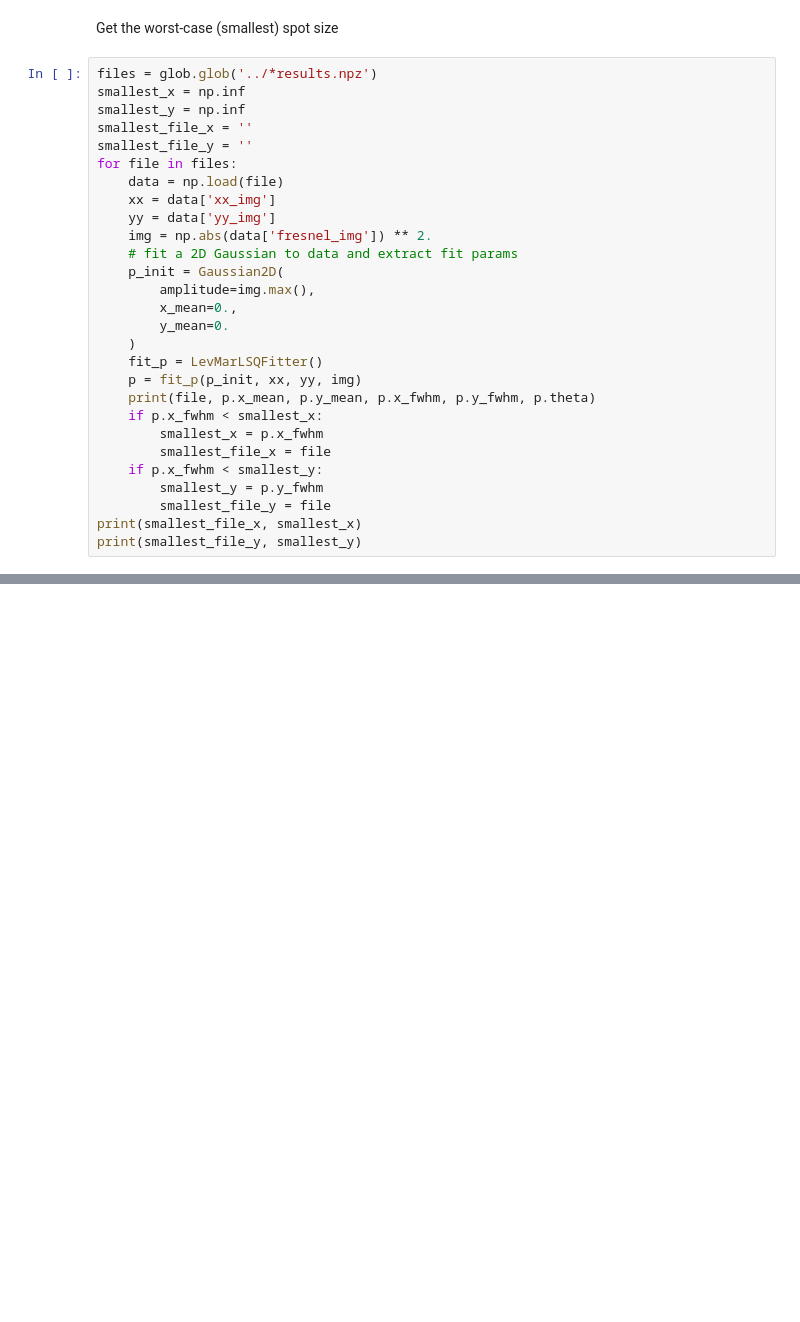
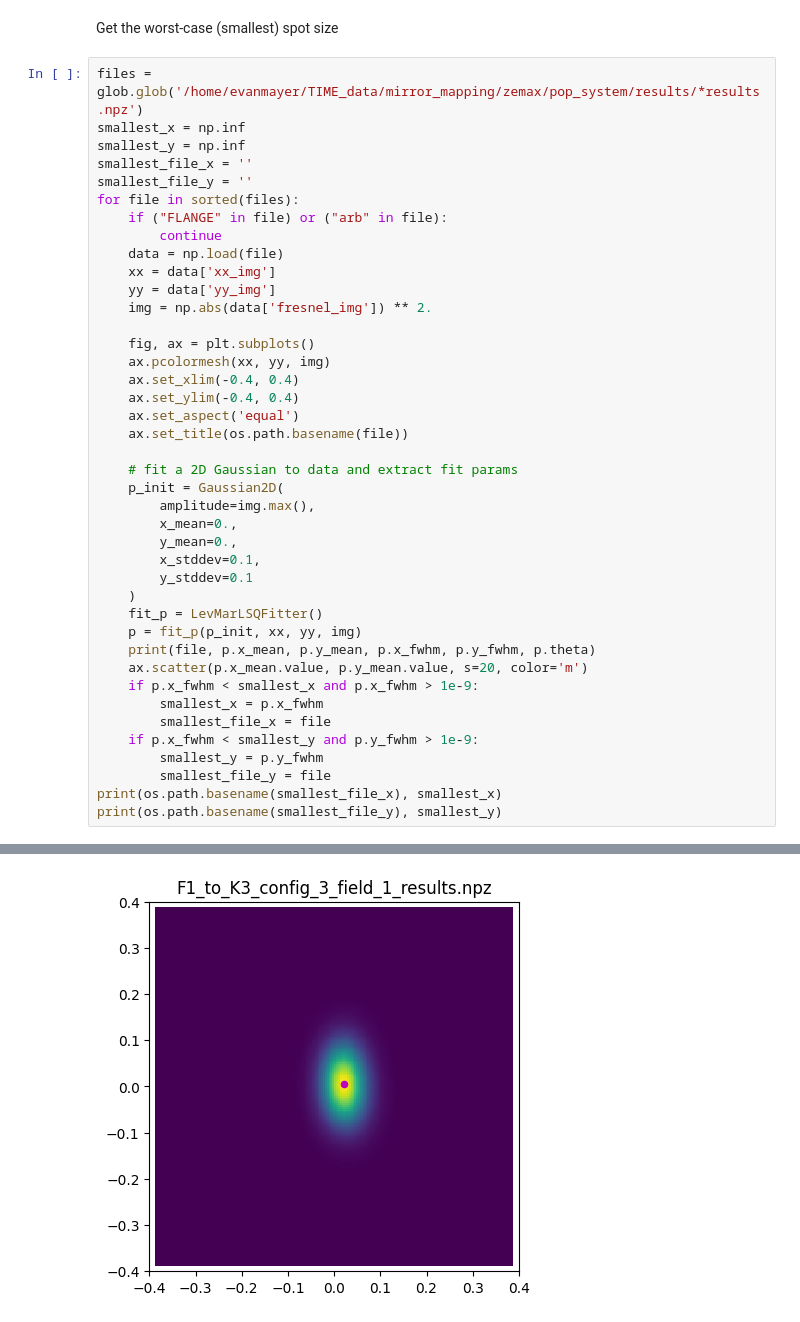
Before and after one commit to evanmayer/hotspot, a Jupyter notebook: verification/fresnel_zemax/post_process.ipynb, the cells around one changed output, grey strips where cells are left out. Cells and saved outputs as stored; diff of their text form; blank space fills up the shorter version.

```diff
--- a/verification/fresnel_zemax/post_process.ipynb
+++ b/verification/fresnel_zemax/post_process.ipynb
@@ -7,31 +9,44 @@ from astropy.modeling.fitting import LevMarLSQFitter
 # %% [markdown]
 Get the worst-case (smallest) spot size
 # %%
-files = glob.glob('../*results.npz')
+files = glob.glob('/home/evanmayer/TIME_data/mirror_mapping/zemax/pop_system/results/*results.npz')
 smallest_x = np.inf
 smallest_y = np.inf
 smallest_file_x = ''
 smallest_file_y = ''
-for file in files:
+for file in sorted(files):
+    if ("FLANGE" in file) or ("arb" in file):
+        continue
     data = np.load(file)
     xx = data['xx_img']
     yy = data['yy_img']
     img = np.abs(data['fresnel_img']) ** 2.
+
+    fig, ax = plt.subplots()
+    ax.pcolormesh(xx, yy, img)
+    ax.set_xlim(-0.4, 0.4)
+    ax.set_ylim(-0.4, 0.4)
+    ax.set_aspect('equal')
+    ax.set_title(os.path.basename(file))
+
     # fit a 2D Gaussian to data and extract fit params
     p_init = Gaussian2D(
         amplitude=img.max(),
         x_mean=0.,
-        y_mean=0.
+        y_mean=0.,
+        x_stddev=0.1,
+        y_stddev=0.1
     )
     fit_p = LevMarLSQFitter()
     p = fit_p(p_init, xx, yy, img)
     print(file, p.x_mean, p.y_mean, p.x_fwhm, p.y_fwhm, p.theta)
-    if p.x_fwhm < smallest_x:
+    ax.scatter(p.x_mean.value, p.y_mean.value, s=20, color='m')
+    if p.x_fwhm < smallest_x and p.x_fwhm > 1e-9:
         smallest_x = p.x_fwhm
         smallest_file_x = file
-    if p.x_fwhm < smallest_y:
+    if p.x_fwhm < smallest_y and p.y_fwhm > 1e-9:
         smallest_y = p.y_fwhm
         smallest_file_y = file
-print(smallest_file_x, smallest_x)
-print(smallest_file_y, smallest_y)
+print(os.path.basename(smallest_file_x), smallest_x)
+print(os.path.basename(smallest_file_y), smallest_y)
 # %% [output]
@@ -52,0 +65 @@ WARNING: The fit may be unsuccessful; check fit_info['message'] for more informa
+[figure, added]
```
Also changed, not shown: parts of 2 cells of this notebook, 1 other file.
